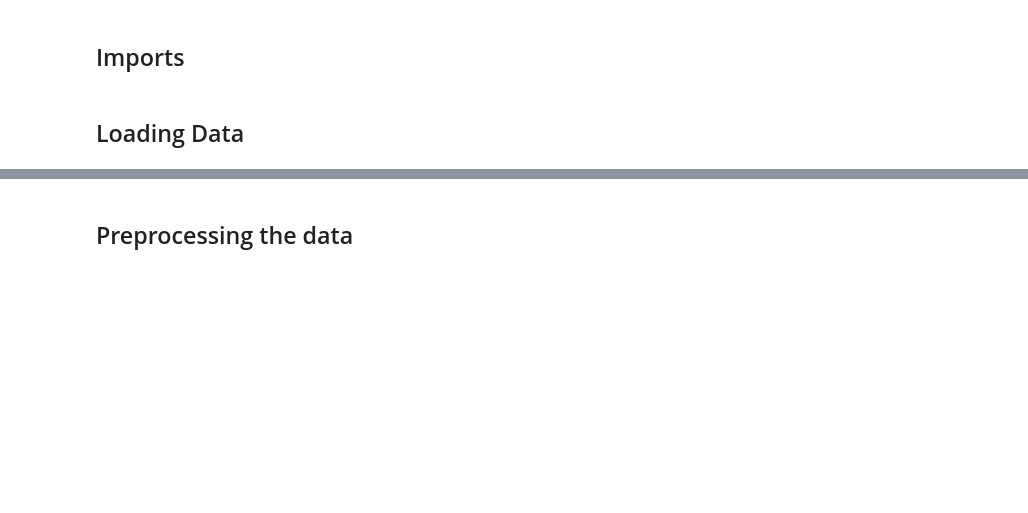
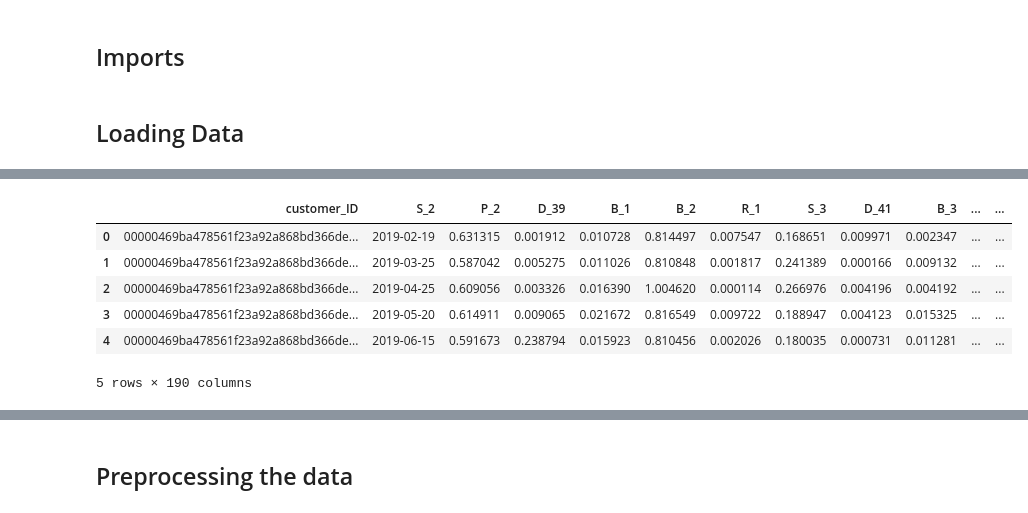
Before and after one commit to Garimagupta85/Default-Prediction, a Jupyter notebook: EDA_Model.ipynb, the cells around one changed output, grey strips where cells are left out. Drawn from its saved outputs; the diff is of its cells as text; code cells hidden in the pictures; blank space fills up the shorter version.

```diff
--- a/EDA_Model.ipynb
+++ b/EDA_Model.ipynb
@@ -6,0 +46,14 @@
+# %%
+download = drive.CreateFile({'id': test_file_id})
+# Download the test data to a local disc
+download.GetContentFile('test-data.parquet')
+test_data  = pd.read_parquet("test-data.parquet")
+test_data.head()
+# %% [output]
+|  | customer_ID | S_2 | P_2 | D_39 | B_1 | B_2 | R_1 | S_3 | D_41 | B_3 | ... | ... |
+| 0 | 00000469ba478561f23a92a868bd366de... | 2019-02-19 | 0.631315 | 0.001912 | 0.010728 | 0.814497 | 0.007547 | 0.168651 | 0.009971 | 0.002347 | ... | ... |
+| 1 | 00000469ba478561f23a92a868bd366de... | 2019-03-25 | 0.587042 | 0.005275 | 0.011026 | 0.810848 | 0.001817 | 0.241389 | 0.000166 | 0.009132 | ... | ... |
+| 2 | 00000469ba478561f23a92a868bd366de... | 2019-04-25 | 0.609056 | 0.003326 | 0.016390 | 1.004620 | 0.000114 | 0.266976 | 0.004196 | 0.004192 | ... | ... |
+| 3 | 00000469ba478561f23a92a868bd366de... | 2019-05-20 | 0.614911 | 0.009065 | 0.021672 | 0.816549 | 0.009722 | 0.188947 | 0.004123 | 0.015325 | ... | ... |
+| 4 | 00000469ba478561f23a92a868bd366de... | 2019-06-15 | 0.591673 | 0.238794 | 0.015923 | 0.810456 | 0.002026 | 0.180035 | 0.000731 | 0.011281 | ... | ... |
+5 rows × 190 columns
```
Also changed, not shown: parts of 25 cells of this notebook.
